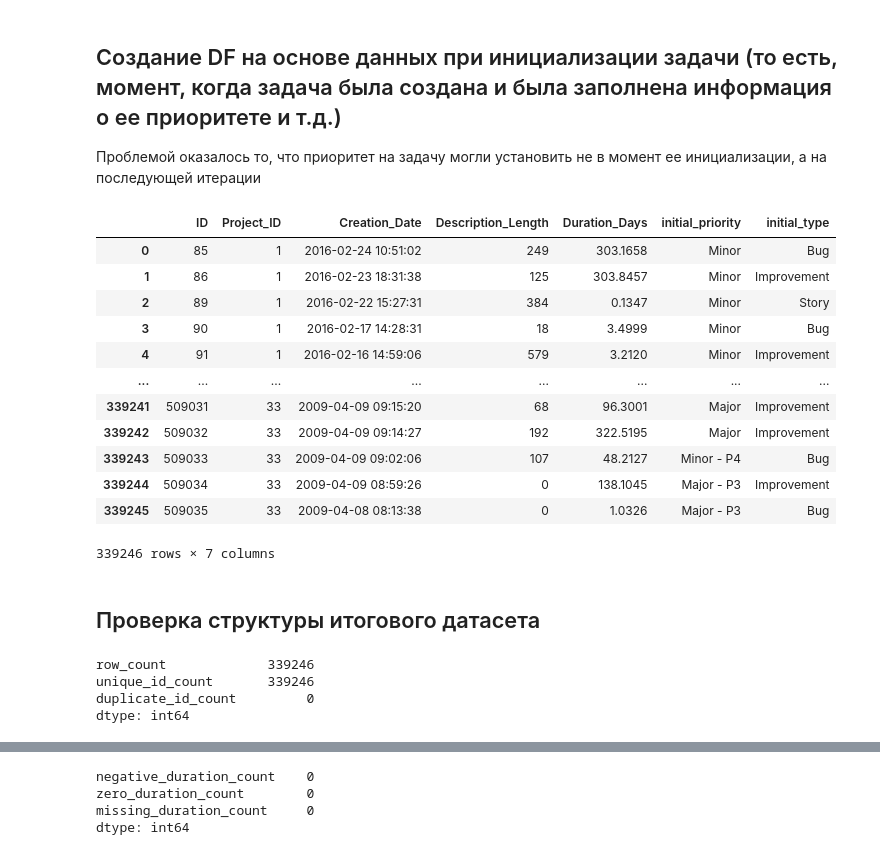
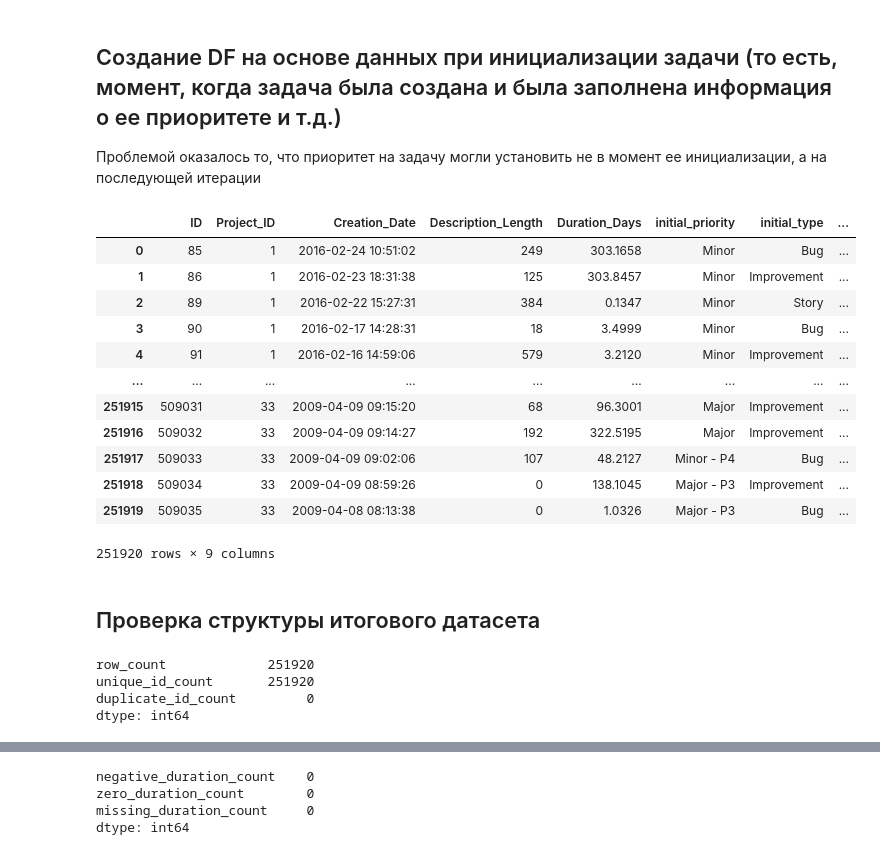
Before and after one commit to Fillin0is/average_task_performance, a Jupyter notebook: data_access/notebooks/02_dataset_check.ipynb, the cells around one changed output, grey strips where cells are left out. Drawn from its saved outputs; the diff is of its cells as text; code cells hidden in the pictures.

Commit message:
chore: new train features

```diff
--- a/data_access/notebooks/02_dataset_check.ipynb
+++ b/data_access/notebooks/02_dataset_check.ipynb
@@ -15,25 +15,32 @@ pd.set_option("display.max_colwidth", 100)
 
 Проблемой оказалось то, что приоритет на задачу могли установить не в момент ее инициализации, а на последующей итерации
 # %%
-query_path = Path("data_access/queries/training_dataset.sql")
+def find_repo_root(start: Path) -> Path:
+    for candidate in [start, *start.parents]:
+        if (candidate / "pyproject.toml").exists():
+            return candidate
+    raise FileNotFoundError("Не удалось найти корень репозитория (pyproject.toml)")
+
+
+query_path = find_repo_root(Path.cwd()) / "data_access" / "queries" / "training_dataset.sql"
 query = text(query_path.read_text(encoding="utf-8"))
 
 issue_df = pd.read_sql_query(query, engine)
 issue_df
 # %% [output]
-|  | ID | Project_ID | Creation_Date | Description_Length | Duration_Days | initial_priority | initial_type |
-| 0 | 85 | 1 | 2016-02-24 10:51:02 | 249 | 303.1658 | Minor | Bug |
-| 1 | 86 | 1 | 2016-02-23 18:31:38 | 125 | 303.8457 | Minor | Improvement |
-| 2 | 89 | 1 | 2016-02-22 15:27:31 | 384 | 0.1347 | Minor | Story |
-| 3 | 90 | 1 | 2016-02-17 14:28:31 | 18 | 3.4999 | Minor | Bug |
-| 4 | 91 | 1 | 2016-02-16 14:59:06 | 579 | 3.2120 | Minor | Improvement |
-| ... | ... | ... | ... | ... | ... | ... | ... |
-| 339241 | 509031 | 33 | 2009-04-09 09:15:20 | 68 | 96.3001 | Major | Improvement |
-| 339242 | 509032 | 33 | 2009-04-09 09:14:27 | 192 | 322.5195 | Major | Improvement |
-| 339243 | 509033 | 33 | 2009-04-09 09:02:06 | 107 | 48.2127 | Minor - P4 | Bug |
-| 339244 | 509034 | 33 | 2009-04-09 08:59:26 | 0 | 138.1045 | Major - P3 | Improvement |
-| 339245 | 509035 | 33 | 2009-04-08 08:13:38 | 0 | 1.0326 | Major - P3 | Bug |
+|  | ID | Project_ID | Creation_Date | Description_Length | Duration_Days | initial_priority | initial_type | ... |
+| 0 | 85 | 1 | 2016-02-24 10:51:02 | 249 | 303.1658 | Minor | Bug | ... |
+| 1 | 86 | 1 | 2016-02-23 18:31:38 | 125 | 303.8457 | Minor | Improvement | ... |
+| 2 | 89 | 1 | 2016-02-22 15:27:31 | 384 | 0.1347 | Minor | Story | ... |
+| 3 | 90 | 1 | 2016-02-17 14:28:31 | 18 | 3.4999 | Minor | Bug | ... |
+| 4 | 91 | 1 | 2016-02-16 14:59:06 | 579 | 3.2120 | Minor | Improvement | ... |
+| ... | ... | ... | ... | ... | ... | ... | ... | ... |
+| 251915 | 509031 | 33 | 2009-04-09 09:15:20 | 68 | 96.3001 | Major | Improvement | ... |
+| 251916 | 509032 | 33 | 2009-04-09 09:14:27 | 192 | 322.5195 | Major | Improvement | ... |
+| 251917 | 509033 | 33 | 2009-04-09 09:02:06 | 107 | 48.2127 | Minor - P4 | Bug | ... |
+| 251918 | 509034 | 33 | 2009-04-09 08:59:26 | 0 | 138.1045 | Major - P3 | Improvement | ... |
+| 251919 | 509035 | 33 | 2009-04-08 08:13:38 | 0 | 1.0326 | Major - P3 | Bug | ... |
-339246 rows × 7 columns
+251920 rows × 9 columns
 # %% [markdown]
 ## Проверка структуры итогового датасета
 # %%
@@ -45,8 +52,8 @@ structure_summary = pd.Series({
 
 structure_summary
 # %% [output]
-row_count             339246
-unique_id_count       339246
+row_count             251920
+unique_id_count       251920
 duplicate_id_count         0
 dtype: int64
 # %%
```
Also changed, not shown: parts of 7 cells of this notebook, 2 other files.
